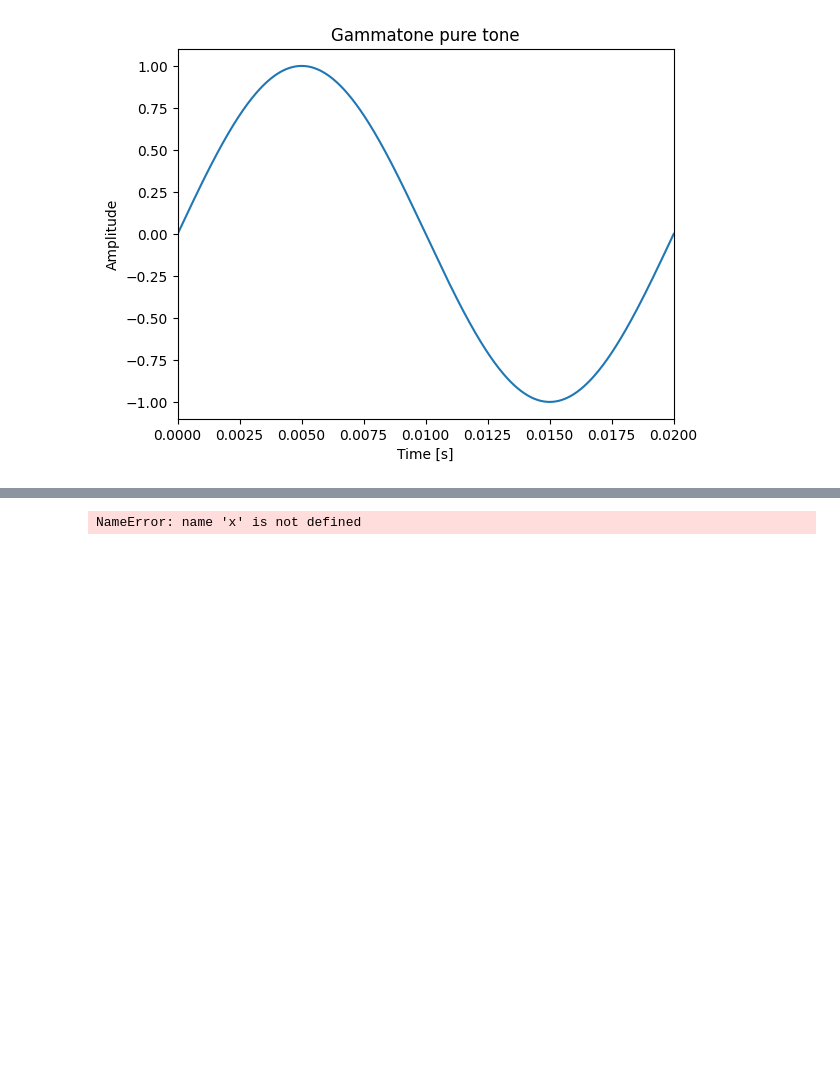
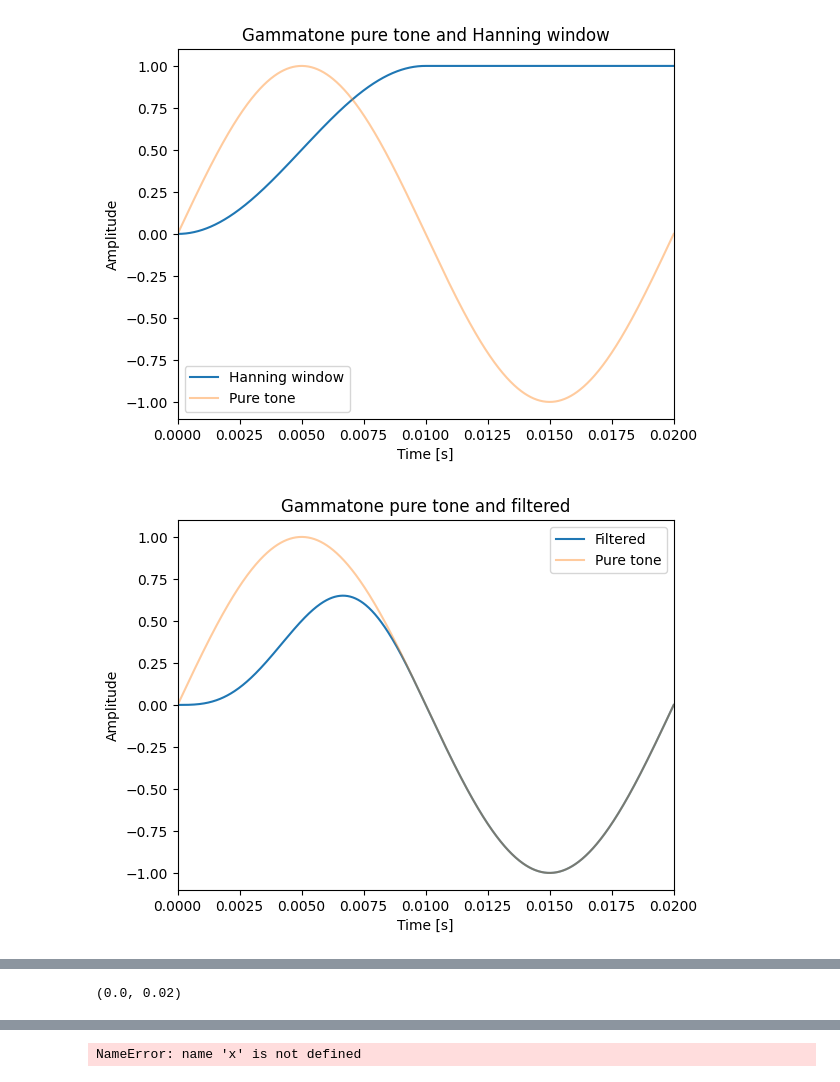
Before and after one commit to cesarz10/Auditory-computation, a Jupyter notebook: AudCompLab1_2022/CompAudLab1_Tuning.ipynb, the cells around one changed output, grey strips where cells are left out. Drawn from its saved outputs; the diff is of its cells as text; code cells hidden in the pictures; blank space fills up the shorter version.

```diff
--- a/AudCompLab1_2022/CompAudLab1_Tuning.ipynb
+++ b/AudCompLab1_2022/CompAudLab1_Tuning.ipynb
@@ -62,32 +62,10 @@ def concat_hanning(fs, time_ms, signal):
 
     return concat
 
-HWin_ConGT = concat_hanning(fs_GT, 10, y_GT)
+HWin_GT = concat_hanning(fs_GT, 10, y_GT)
 HWin_Con = concat_hanning(fs_Con, 10, y_Con)
 
-
+mult_GT = np.multiply(y_GT, HWin_GT)
+mult_Con = np.multiply(y_Con, HWin_Con)
 
 #output = HWin
-# %%
-# plotting part of the stimulus
-
-plt.plot(t_GT, y_GT)
-plt.xlabel("Time [s]")
-plt.ylabel("Amplitude")
-plt.title("Gammatone pure tone")
-plt.xlim((0, 0.02))
-
-
-# plt.figure(2)
-# plt.plot(t,HWin)
-# plt.plot(t_Con, y_Con)
-# plt.xlabel("Time [s]")
-# plt.ylabel("Amplitude")
-# plt.xlim((0, 0.02))
-# plt.show()
-
-#sd.play(x, fs)
-sd.play(y_GT, fs_GT)
-# sd.play(y_Con, fs_Con)
-# %% [output]
-[figure, removed]
@@ -98,0 +72,48 @@ sd.play(y_GT, fs_GT)
+# %%
+# plotting part of the stimulus
+plt.figure(1)
+plt.plot(t_GT, HWin_GT, label="Hanning window")
+plt.plot(t_GT, y_GT, alpha=0.4, label="Pure tone")
+plt.xlabel("Time [s]")
+plt.ylabel("Amplitude")
+plt.legend()
+plt.xlim((0, 0.02))
+plt.title("Gammatone pure tone and Hanning window")
+plt.show()
+
+plt.figure(2)
+plt.plot(t_GT, mult_GT, label="Filtered")
+plt.plot(t_GT, y_GT, alpha=0.4, label="Pure tone")
+plt.xlabel("Time [s]")
+plt.ylabel("Amplitude")
+plt.title("Gammatone pure tone and filtered")
+plt.legend()
+plt.xlim((0, 0.02))
+
+plt.figure(3)
+plt.plot(t_Con, HWin_Con, label="Hanning window")
+plt.plot(t_Con, y_Con, alpha=0.4, label="Pure tone")
+plt.xlabel("Time [s]")
+plt.ylabel("Amplitude")
+plt.legend()
+plt.title("Connear pure tone and Hanning window")
+plt.xlim((0, 0.02))
+plt.show()
+
+plt.figure(4)
+plt.plot(t_Con, mult_Con, label="Filtered")
+plt.plot(t_Con, y_Con, alpha=0.4, label="Pure tone")
+plt.xlabel("Time [s]")
+plt.ylabel("Amplitude")
+plt.title("Connear pure tone and filtered")
+plt.legend()
+plt.xlim((0, 0.02))
+
+
+# sd.play(y_GT, fs_GT)
+# sd.play(mult_GT, fs_GT)
+# sd.play(y_Con, fs_Con)
+# sd.play(mult_Con, fs_Con)
+# %% [output]
+[figure, added]
+[figure, added]
@@ -98,0 +121 @@ sd.play(y_GT, fs_GT)
+(0.0, 0.02)
```
Also changed, not shown: parts of 4 cells of this notebook.
